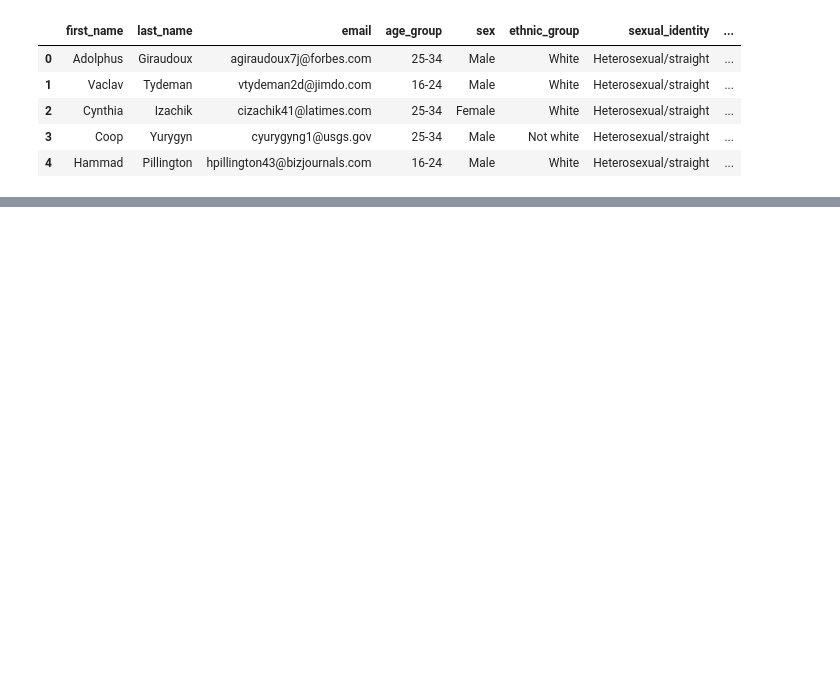
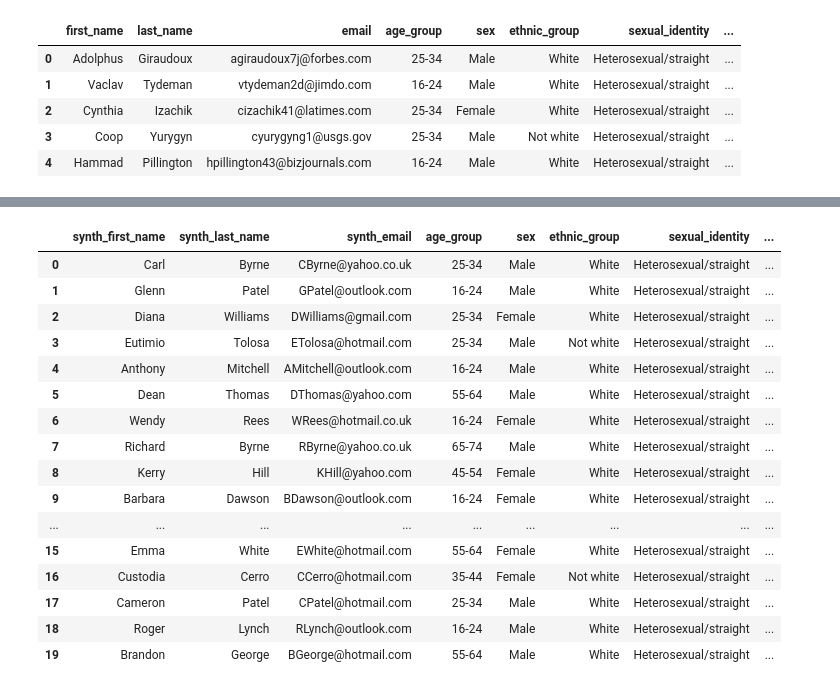
Before and after one commit to UKDataServiceOpen/Synthetic-Data, a Jupyter notebook: code-demo/CodeDemo.ipynb, the cells around one changed output, grey strips where cells are left out. Saved outputs shown, nothing was run; the diff lists cells and outputs as text; code cells hidden in the pictures; blank space fills up the shorter version.

```diff
--- a/code-demo/CodeDemo.ipynb
+++ b/code-demo/CodeDemo.ipynb
@@ -572,0 +648,7 @@ Features:
+# %%
+# drop original names and email
+df = df.drop(columns=['first_name', 'last_name', 'email'])
+
+# We can split our dataframe into male and female only, and generate datasets in Mockaroo for each of these
+male_df = df[df['sex'] == 'Male']
+female_df = df[df['sex'] == 'Female']
@@ -572,0 +951,11 @@ Features:
+# %%
+# Create our new columns
+df['synth_first_name'] = 'FIRST_NAME'
+df['synth_last_name'] = 'LAST_NAME'
+df['synth_email'] = 'TEST@EMAIL.com'
+
+# rearrange columns
+df = df[['synth_first_name', 'synth_last_name', 'synth_email', 'age_group', 'sex', 'ethnic_group', 'sexual_identity', 'relationship_status', 'has_child',
+       'opp_one_night_stand_ok', 'opp_sex_without_love_ok', 'opp_pressure_to_have_sex','opp_men_have_higher_sex_drive', 'opp_too_much_sex_media']]
+
+df.head()
@@ -572,0 +986,35 @@ Features:
+# %%
+# 200 seconds to run, 5 per 100 rows
+# we can instead use apply on the entire row, I won't use lambda here for readability
+def generate_individual(row):
+    individual = fake.individual(row['sex'], row['ethnic_group'])
+
+    row['synth_first_name'] = individual['first_name']
+    row['synth_last_name'] = individual['last_name']
+    row['synth_email'] = individual['email']
+
+    return row
+
+# note axis = 1, as in apply to rows not columns
+# For the sake of speed I am only running this on the first 500 rows
+df[:50] = df[:50].apply(generate_individual, axis=1)
+
+df.head(20)
+# %% [output]
+|  | synth_first_name | synth_last_name | synth_email | age_group | sex | ethnic_group | sexual_identity | ... |
+| 0 | Carl | Byrne | CByrne@yahoo.co.uk | 25-34 | Male | White | Heterosexual/straight | ... |
+| 1 | Glenn | Patel | GPatel@outlook.com | 16-24 | Male | White | Heterosexual/straight | ... |
+| 2 | Diana | Williams | DWilliams@gmail.com | 25-34 | Female | White | Heterosexual/straight | ... |
+| 3 | Eutimio | Tolosa | ETolosa@hotmail.com | 25-34 | Male | Not white | Heterosexual/straight | ... |
+| 4 | Anthony | Mitchell | AMitchell@outlook.com | 16-24 | Male | White | Heterosexual/straight | ... |
+| 5 | Dean | Thomas | DThomas@yahoo.com | 55-64 | Male | White | Heterosexual/straight | ... |
+| 6 | Wendy | Rees | WRees@hotmail.co.uk | 16-24 | Female | White | Heterosexual/straight | ... |
+| 7 | Richard | Byrne | RByrne@yahoo.co.uk | 65-74 | Male | White | Heterosexual/straight | ... |
+| 8 | Kerry | Hill | KHill@yahoo.com | 45-54 | Female | White | Heterosexual/straight | ... |
+| 9 | Barbara | Dawson | BDawson@outlook.com | 16-24 | Female | White | Heterosexual/straight | ... |
+| ... | ... | ... | ... | ... | ... | ... | ... | ... |
+| 15 | Emma | White | EWhite@hotmail.com | 55-64 | Female | White | Heterosexual/straight | ... |
+| 16 | Custodia | Cerro | CCerro@hotmail.com | 35-44 | Female | Not white | Heterosexual/straight | ... |
+| 17 | Cameron | Patel | CPatel@hotmail.com | 25-34 | Male | White | Heterosexual/straight | ... |
+| 18 | Roger | Lynch | RLynch@outlook.com | 16-24 | Male | White | Heterosexual/straight | ... |
+| 19 | Brandon | George | BGeorge@hotmail.com | 55-64 | Male | White | Heterosexual/straight | ... |
```
Also changed, not shown: parts of 47 cells of this notebook, 1 other file.
